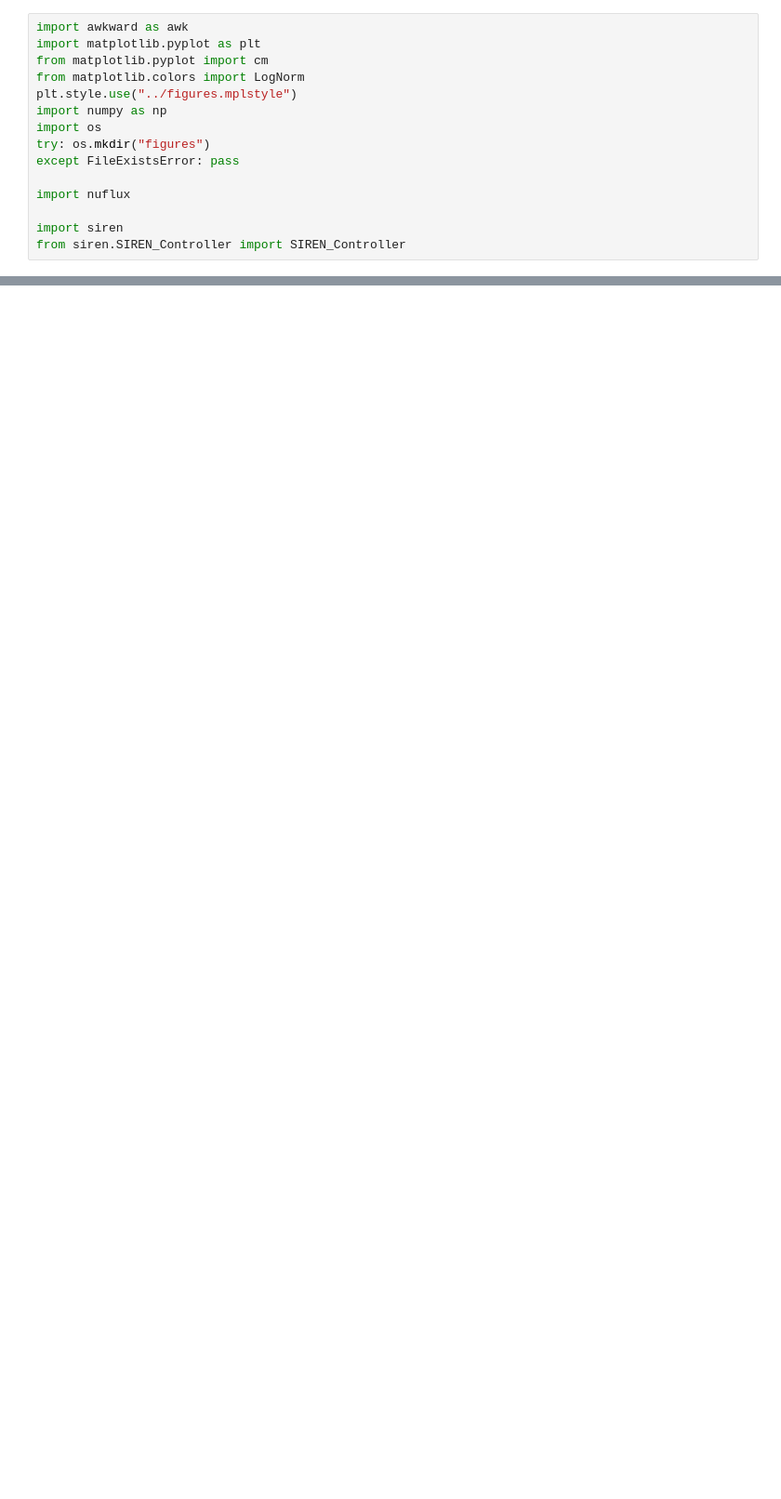
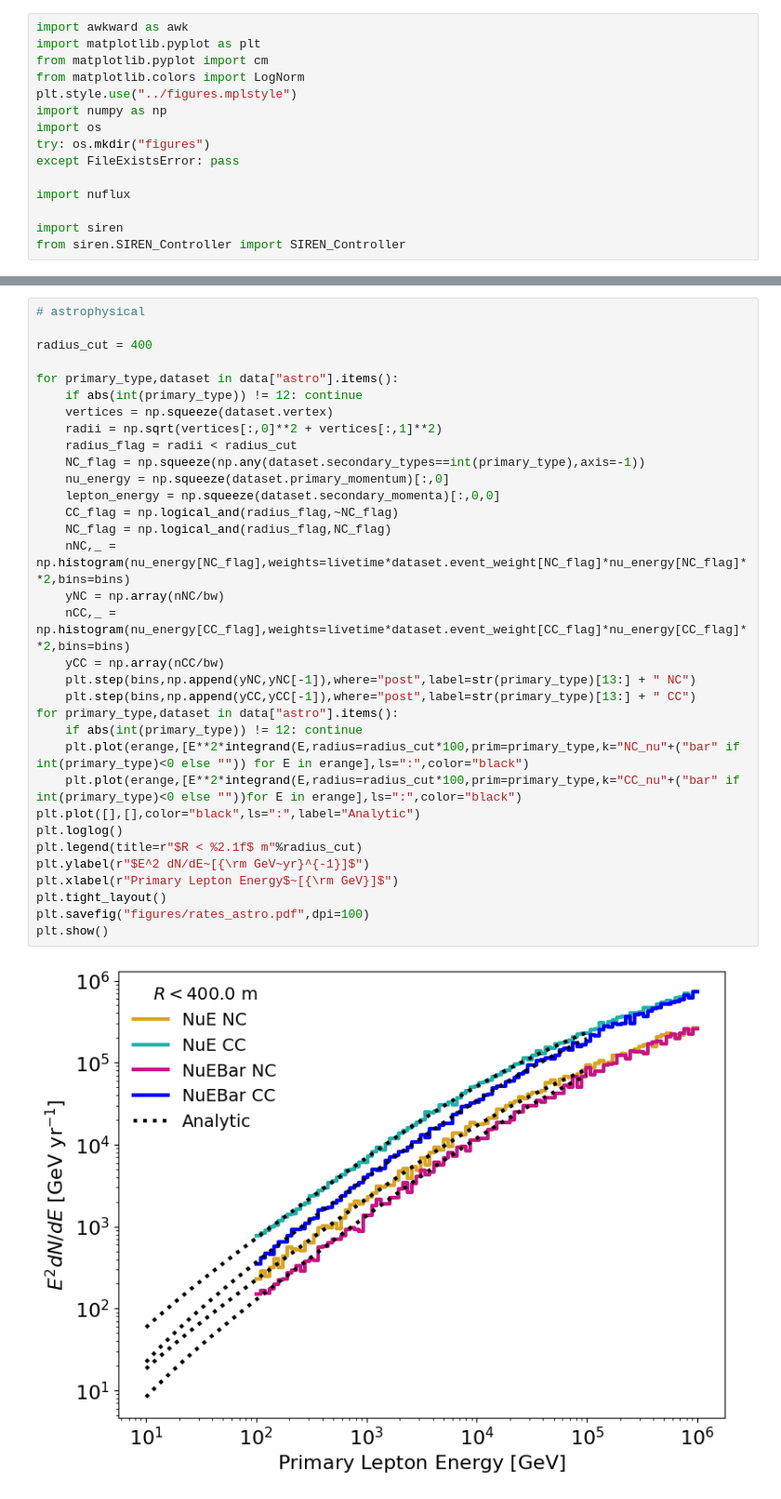
Before and after one commit to Harvard-Neutrino/SIREN, a Jupyter notebook: resources/Examples/AdditionalPaperPlots/PaperPlots.ipynb, the cells around one changed output, grey strips where cells are left out. Shown at 93% size. Cells and saved outputs as stored; diff of their text form; blank space fills up the shorter version.

```diff
--- a/resources/Examples/AdditionalPaperPlots/PaperPlots.ipynb
+++ b/resources/Examples/AdditionalPaperPlots/PaperPlots.ipynb
@@ -319,0 +377,35 @@ plt.show()
+# %%
+# astrophysical
+
+radius_cut = 400
+
+for primary_type,dataset in data["astro"].items():
+    if abs(int(primary_type)) != 12: continue
+    vertices = np.squeeze(dataset.vertex)
+    radii = np.sqrt(vertices[:,0]**2 + vertices[:,1]**2)
+    radius_flag = radii < radius_cut
+    NC_flag = np.squeeze(np.any(dataset.secondary_types==int(primary_type),axis=-1))
+    nu_energy = np.squeeze(dataset.primary_momentum)[:,0]
+    lepton_energy = np.squeeze(dataset.secondary_momenta)[:,0,0]
+    CC_flag = np.logical_and(radius_flag,~NC_flag)
+    NC_flag = np.logical_and(radius_flag,NC_flag)
+    nNC,_ = np.histogram(nu_energy[NC_flag],weights=livetime*dataset.event_weight[NC_flag]*nu_energy[NC_flag]**2,bins=bins)
+    yNC = np.array(nNC/bw)
+    nCC,_ = np.histogram(nu_energy[CC_flag],weights=livetime*dataset.event_weight[CC_flag]*nu_energy[CC_flag]**2,bins=bins)
+    yCC = np.array(nCC/bw)
+    plt.step(bins,np.append(yNC,yNC[-1]),where="post",label=str(primary_type)[13:] + " NC")
+    plt.step(bins,np.append(yCC,yCC[-1]),where="post",label=str(primary_type)[13:] + " CC")
+for primary_type,dataset in data["astro"].items():
+    if abs(int(primary_type)) != 12: continue
+    plt.plot(erange,[E**2*integrand(E,radius=radius_cut*100,prim=primary_type,k="NC_nu"+("bar" if int(primary_type)<0 else "")) for E in erange],ls=":",color="black")
+    plt.plot(erange,[E**2*integrand(E,radius=radius_cut*100,prim=primary_type,k="CC_nu"+("bar" if int(primary_type)<0 else ""))for E in erange],ls=":",color="black")
+plt.plot([],[],color="black",ls=":",label="Analytic")
+plt.loglog()
+plt.legend(title=r"$R < %2.1f$ m"%radius_cut)
+plt.ylabel(r"$E^2 dN/dE~[{\rm GeV~yr}^{-1}]$")
+plt.xlabel(r"Primary Lepton Energy$~[{\rm GeV}]$")
+plt.tight_layout()
+plt.savefig("figures/rates_astro.pdf",dpi=100)
+plt.show()
+# %% [output]
+[figure, added]
```
Also changed, not shown: parts of 7 cells of this notebook.
